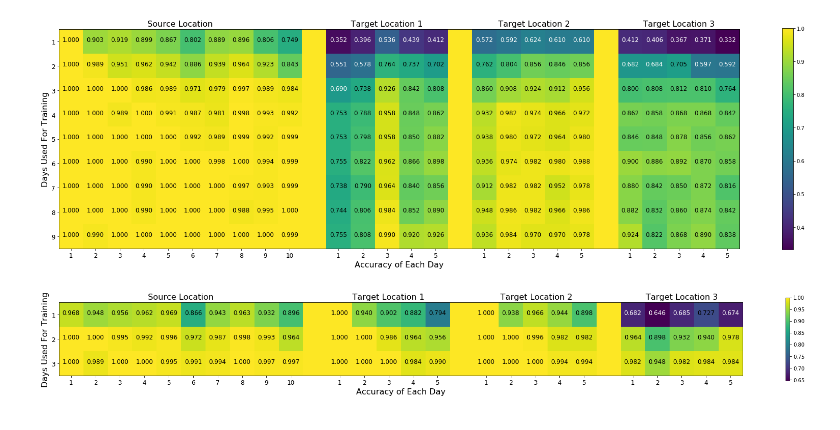
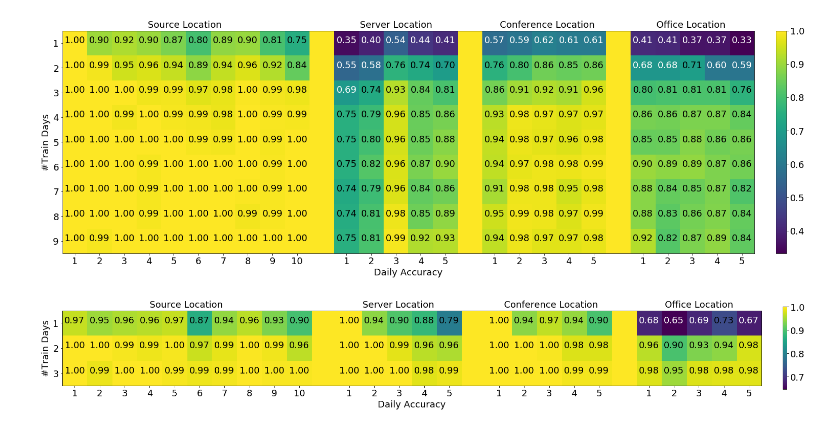
Before and after one commit to itskalvik/spatio-temporal-domain-adaptation, a Jupyter notebook: tools/plot_final_results.ipynb, the cells around one changed output. Drawn from its saved outputs; the diff is of its cells as text; code cells hidden in the pictures.

Commit message:
tweaked plots

```diff
--- a/tools/plot_final_results.ipynb
+++ b/tools/plot_final_results.ipynb
@@ -301,44 +395,44 @@ office_acc[7] = [
 
 office_acc[8] = [
 0.9240000247955322,
 0.8220000267028809,
 0.8677354454994202,
 0.8897795677185059,
 0.8379999995231628]
 
 def plot_confusion_matrix(cm, title, threshold):
     fig, ax = plt.subplots(figsize=(30, 8))
     im = ax.imshow(cm, interpolation='nearest')
-    plt.colorbar(im, ax=ax)
+    cbar = plt.colorbar(im, ax=ax, pad=0.025)
+    cbar.ax.tick_params(labelsize=18)
 
     plt.xticks(np.concatenate([np.arange(10), np.arange(11, 16), np.arange(17, 22), np.arange(23, 28)]),
-               np.concatenate([np.arange(1, 11), np.arange(1, 6), np.arange(1, 6), np.arange(1, 6)]), fontsize=12)
-    plt.yticks(np.arange(cm.shape[0]), np.arange(cm.shape[0])+1, fontsize=12)
+               np.concatenate([np.arange(1, 11), np.arange(1, 6), np.arange(1, 6), np.arange(1, 6)]), fontsize=18)
+    plt.yticks(np.arange(cm.shape[0]), np.arange(cm.shape[0])+1, fontsize=18)
 
     # Use white text if squares are dark; otherwise black.
     for i, j in itertools.product(range(cm.shape[0]), range(cm.shape[1])):
         if str(j) in ['10', '16', '22']:
           continue
         color = "white" if cm[i, j] < threshold else "black"
-        plt.text(j, i, "{:.3f}".format(cm[i, j]),
+        plt.text(j, i, "{:.2f}".format(cm[i, j]),
                  horizontalalignment="center",
                  color=color,
-                 fontsize=12)
+                 fontsize=18)
 
-    plt.title('                                  Source Location                                                     Target Location 1                             Target Location 2                            Target Location 3', fontsize=16, loc='left')
-    plt.ylabel('Days Used For Training', fontsize=16)
-    plt.xlabel('Accuracy of Each Day', fontsize=16)
-    plt.xlabel('Accuracy of Each Day', fontsize=16)
+    plt.title('                             Source Location                                               Server Location                       Conference Location                     Office Location', fontsize=18, loc='left')
+    plt.ylabel('#Train Days', fontsize=18)
+    plt.xlabel('Daily Accuracy', fontsize=18)
     return fig
 
 acc = np.concatenate([source_acc, np.ones((9,1)),
                       server_acc, np.ones((9,1)),
                       conf_acc,   np.ones((9,1)),
                       office_acc], axis=1)
 fig = plot_confusion_matrix(acc, "", 0.7)
-plt.savefig('Exp1')
+plt.savefig('Exp1', bbox_inches='tight', pad_inches=0, dpi=400)
 # %% [output]
-[figure, old version]
+[figure, new version]
 # %%
 server_acc = np.zeros((3, 5), dtype=np.float32)
 server_acc[0] = [
@@ -439,33 +533,37 @@ source_acc[2] = [
 def plot_confusion_matrix(cm, title, threshold):
     fig, ax = plt.subplots(figsize=(30, 3))
     im = ax.imshow(cm, interpolation='nearest')
-    plt.colorbar(im, ax=ax)
+    cbar = plt.colorbar(im, ax=ax, pad=0.025)
+    cbar.ax.tick_params(labelsize=18)
+    tick_locator = ticker.MaxNLocator(nbins=4)
+    cbar.locator = tick_locator
+    cbar.update_ticks()
 
     plt.xticks(np.concatenate([np.arange(10), np.arange(11, 16), np.arange(17, 22), np.arange(23, 28)]),
-               np.concatenate([np.arange(1, 11), np.arange(1, 6), np.arange(1, 6), np.arange(1, 6)]), fontsize=12)
-    plt.yticks(np.arange(cm.shape[0]), np.arange(cm.shape[0])+1, fontsize=12)
+               np.concatenate([np.arange(1, 11), np.arange(1, 6), np.arange(1, 6), np.arange(1, 6)]), fontsize=18)
+    plt.yticks(np.arange(cm.shape[0]), np.arange(cm.shape[0])+1, fontsize=18)
 
     # Use white text if squares are dark; otherwise black.
     for i, j in itertools.product(range(cm.shape[0]), range(cm.shape[1])):
         if str(j) in ['10', '16', '22']:
           continue
         color = "white" if cm[i, j] < threshold else "black"
-        plt.text(j, i, "{:.3f}".format(cm[i, j]),
+        plt.text(j, i, "{:.2f}".format(cm[i, j]),
                  horizontalalignment="center",
                  color=color,
-                 fontsize=12)
+                 fontsize=18)
 
-    plt.title('                                  Source Location                                                     Target Location 1                             Target Location 2                            Target Location 3', fontsize=16, loc='left')
-    plt.ylabel('Days Used For Training', fontsize=16)
-    plt.xlabel('Accuracy of Each Day', fontsize=16)
-    plt.xlabel('Accuracy of Each Day', fontsize=16)
+    plt.title('                              Source Location                                                Server Location                        Conference Location                       Office Location', fontsize=18, loc='left')
+    plt.ylabel('#Train Days', fontsize=18)
+    plt.xlabel('Daily Accuracy', fontsize=18)
     return fig
 
 acc = np.concatenate([source_acc, np.ones((3,1)),
                       server_acc, np.ones((3,1)),
                       conf_acc,   np.ones((3,1)),
                       office_acc], axis=1)
+
 fig = plot_confusion_matrix(acc, "", 0.7)
-plt.savefig('Exp2')
+plt.savefig('Exp2', bbox_inches='tight', pad_inches=0, dpi=400)
 # %% [output]
-[figure, old version]
+[figure, new version]
```
Also changed, not shown: parts of 9 cells of this notebook, 6 other files.
